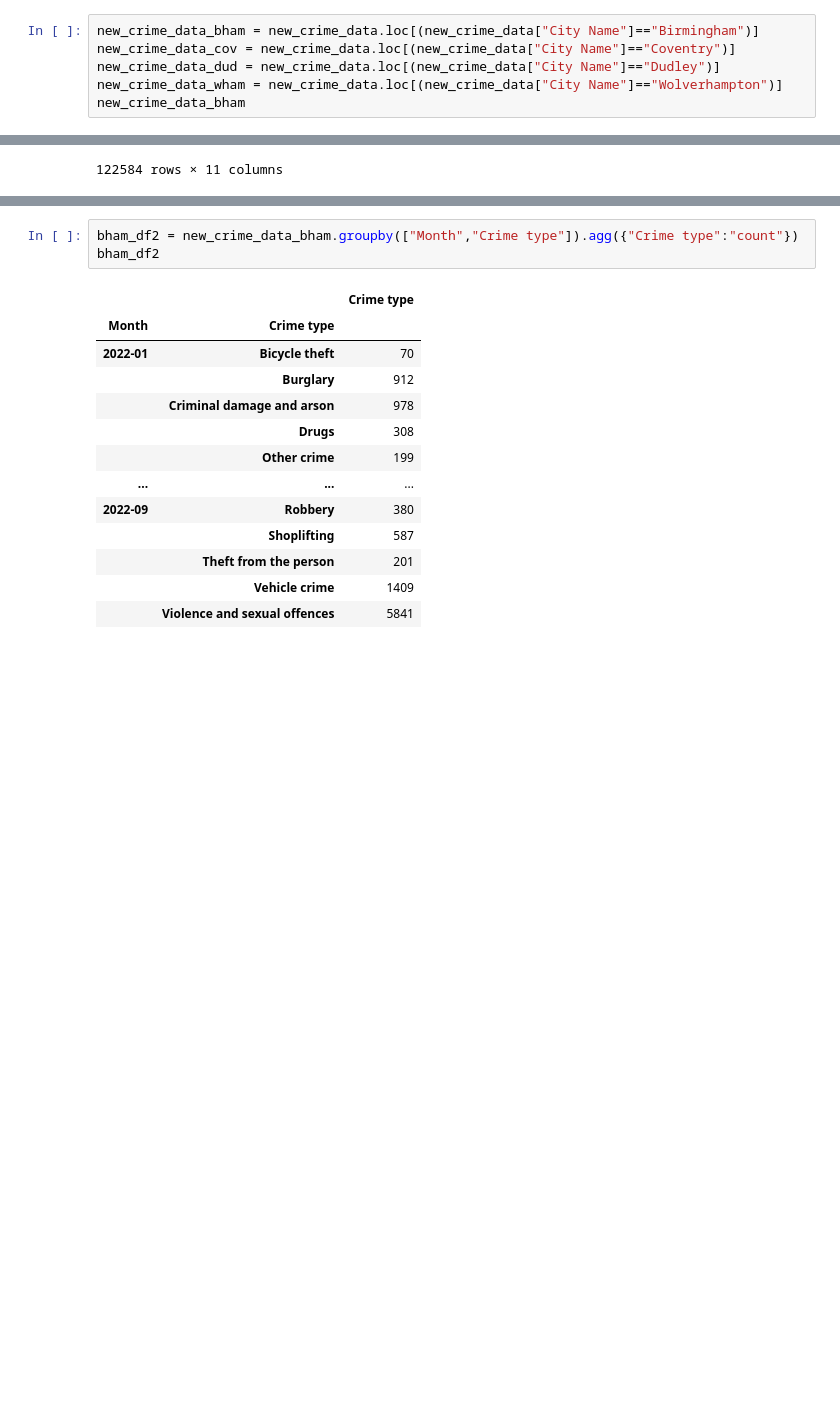
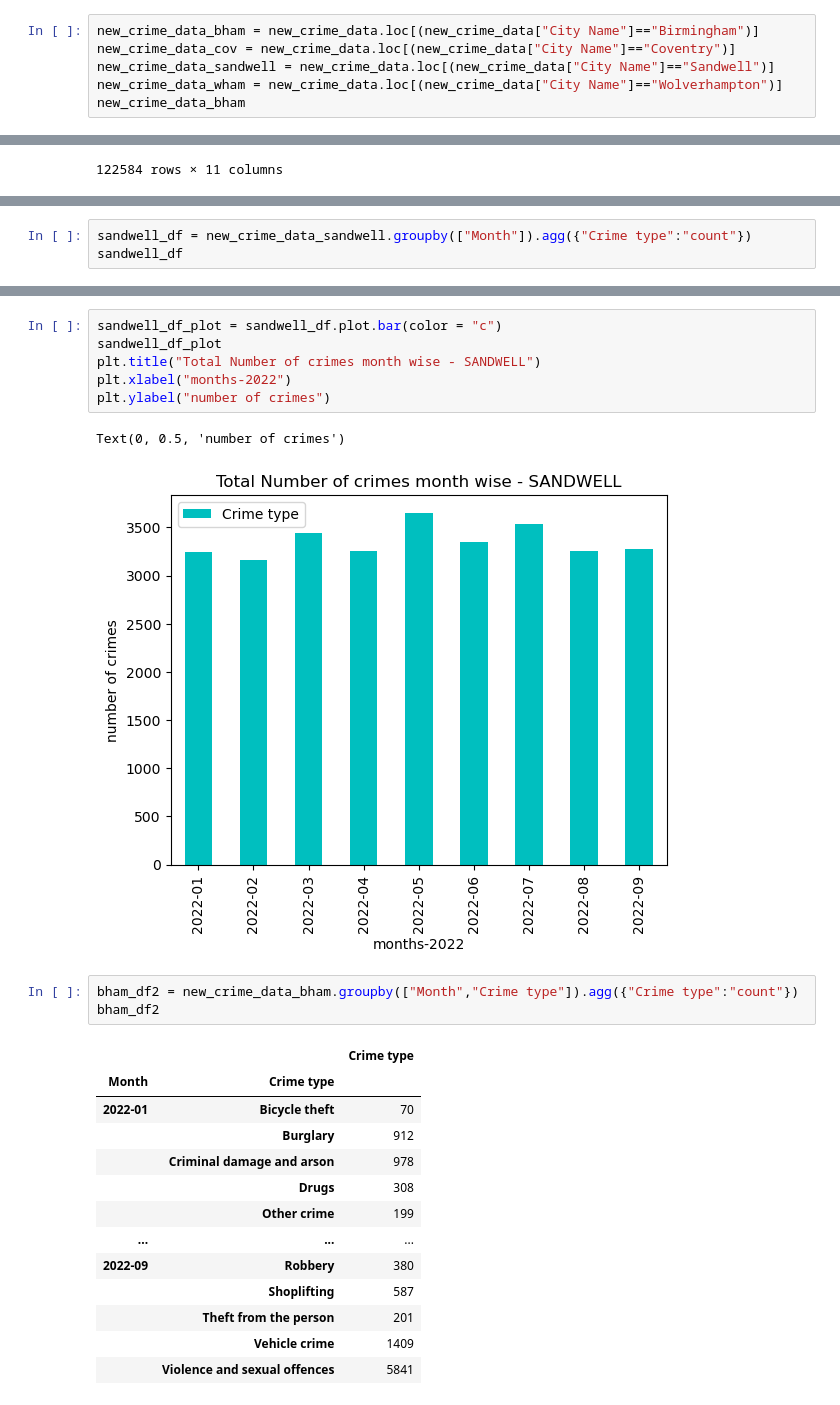
Before and after one commit to TonyHHNg/Team_Project_1, a Jupyter notebook: Crime_data_jo.ipynb, the cells around one changed output, grey strips where cells are left out. Drawn from its saved outputs; the diff is of its cells as text; blank space fills up the shorter version.

```diff
--- a/Crime_data_jo.ipynb
+++ b/Crime_data_jo.ipynb
@@ -115,7 +115,7 @@ new_crime_data
 # %%
 new_crime_data_bham = new_crime_data.loc[(new_crime_data["City Name"]=="Birmingham")]
 new_crime_data_cov = new_crime_data.loc[(new_crime_data["City Name"]=="Coventry")]
-new_crime_data_dud = new_crime_data.loc[(new_crime_data["City Name"]=="Dudley")]
+new_crime_data_sandwell = new_crime_data.loc[(new_crime_data["City Name"]=="Sandwell")]
 new_crime_data_wham = new_crime_data.loc[(new_crime_data["City Name"]=="Wolverhampton")]
 new_crime_data_bham
 # %% [output]
@@ -155,0 +198,3 @@ bham_df_plot
+# %%
+sandwell_df = new_crime_data_sandwell.groupby(["Month"]).agg({"Crime type":"count"})
+sandwell_df
@@ -156,3 +213,12 @@ bham_df_plot
+# %%
+sandwell_df_plot = sandwell_df.plot.bar(color = "c")
+sandwell_df_plot
+plt.title("Total Number of crimes month wise - SANDWELL")
+plt.xlabel("months-2022")
+plt.ylabel("number of crimes")
+# %% [output]
+Text(0, 0.5, 'number of crimes')
+[figure, added]
 # %%
 bham_df2 = new_crime_data_bham.groupby(["Month","Crime type"]).agg({"Crime type":"count"})
 bham_df2
```
Also changed, not shown: parts of 14 cells of this notebook, 3 other files.
